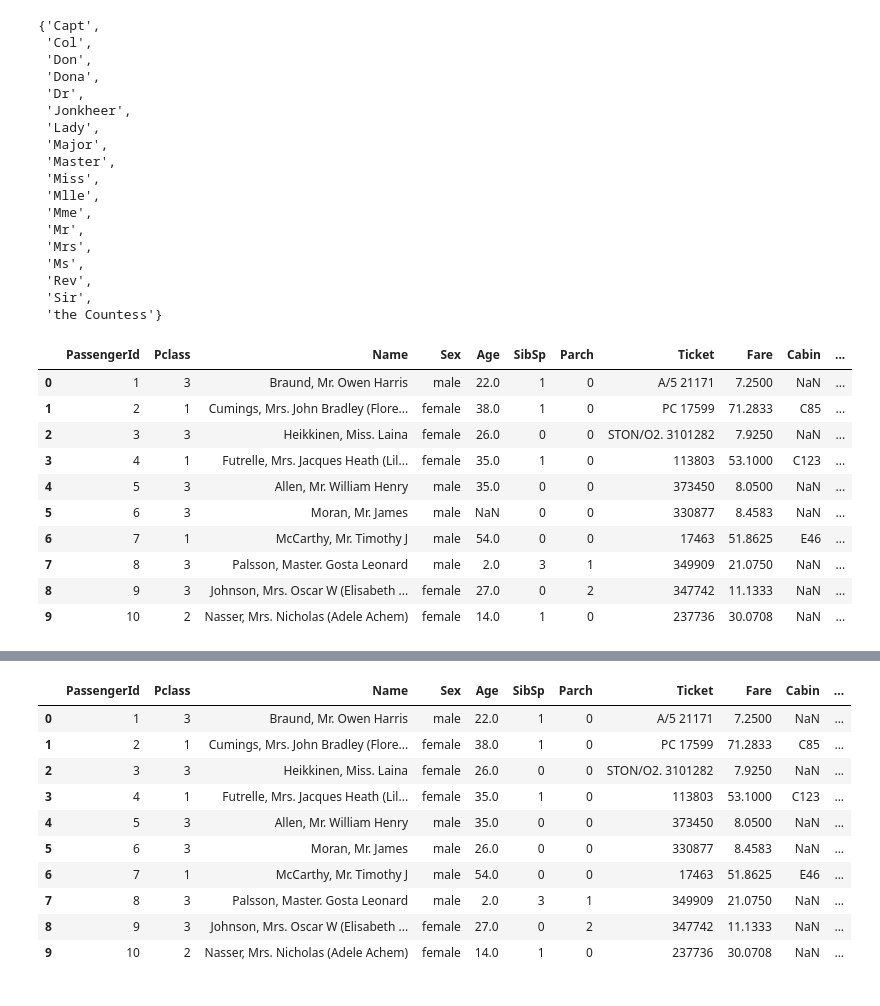
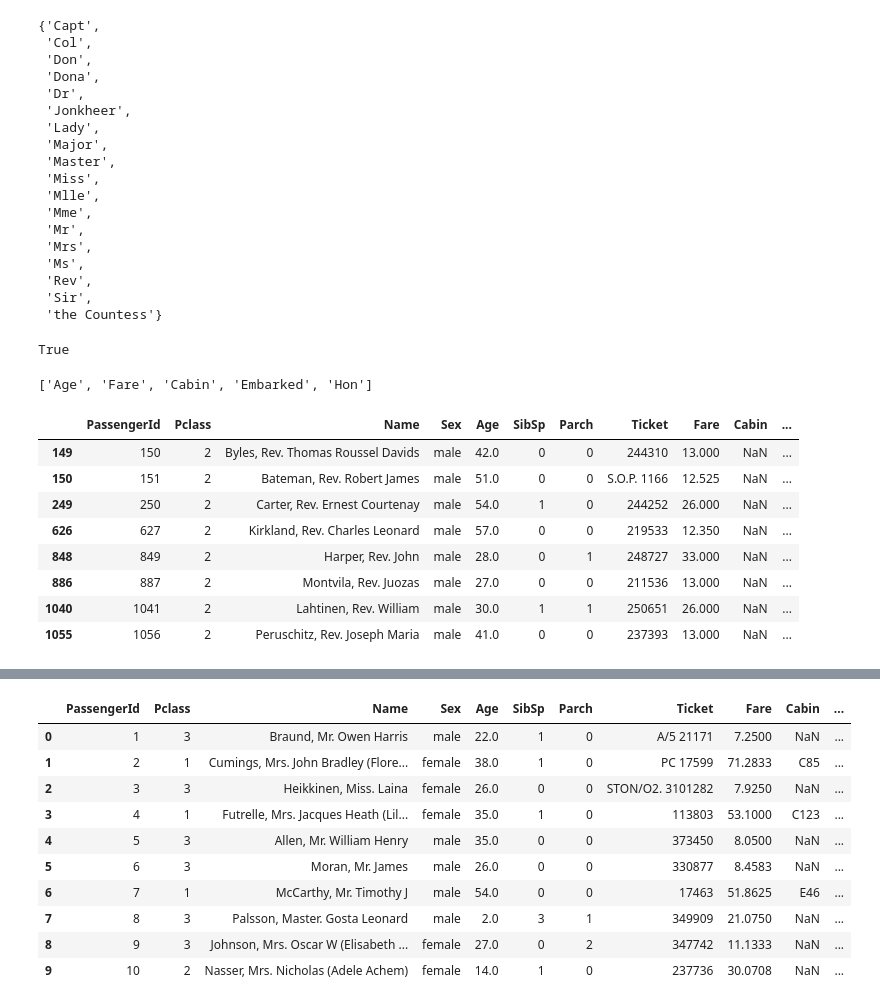
Before and after one commit to BaylorRae/kaggle-titanic, a Jupyter notebook: eda.ipynb, the cells around one changed output, grey strips where cells are left out. Cells and saved outputs as stored; diff of their text form; code cells hidden in the pictures.

```diff
--- a/eda.ipynb
+++ b/eda.ipynb
@@ -98,17 +98,27 @@ HONORIFIC_MAP = {
 }
 # %%
 allData.Hon = allData.Hon.map(HONORIFIC_MAP)
-# %%
-allData.head(10)
-# %% [output]
-|  | PassengerId | Pclass | Name | Sex | Age | SibSp | Parch | Ticket | Fare | Cabin | ... |
-| 0 | 1 | 3 | Braund, Mr. Owen Harris | male | 22.0 | 1 | 0 | A/5 21171 | 7.2500 | NaN | ... |
-| 1 | 2 | 1 | Cumings, Mrs. John Bradley (Flore... | female | 38.0 | 1 | 0 | PC 17599 | 71.2833 | C85 | ... |
-| 2 | 3 | 3 | Heikkinen, Miss. Laina | female | 26.0 | 0 | 0 | STON/O2. 3101282 | 7.9250 | NaN | ... |
-| 3 | 4 | 1 | Futrelle, Mrs. Jacques Heath (Lil... | female | 35.0 | 1 | 0 | 113803 | 53.1000 | C123 | ... |
-| 4 | 5 | 3 | Allen, Mr. William Henry | male | 35.0 | 0 | 0 | 373450 | 8.0500 | NaN | ... |
-| 5 | 6 | 3 | Moran, Mr. James | male | NaN | 0 | 0 | 330877 | 8.4583 | NaN | ... |
-| 6 | 7 | 1 | McCarthy, Mr. Timothy J | male | 54.0 | 0 | 0 | 17463 | 51.8625 | E46 | ... |
-| 7 | 8 | 3 | Palsson, Master. Gosta Leonard | male | 2.0 | 3 | 1 | 349909 | 21.0750 | NaN | ... |
-| 8 | 9 | 3 | Johnson, Mrs. Oscar W (Elisabeth ... | female | 27.0 | 0 | 2 | 347742 | 11.1333 | NaN | ... |
-| 9 | 10 | 2 | Nasser, Mrs. Nicholas (Adele Achem) | female | 14.0 | 1 | 0 | 237736 | 30.0708 | NaN | ... |
+# %%
+# You can use pandas.isnull() to see if your mapping missed any honorifics
+pd.isnull(allData['Hon']).any()
+# %% [output]
+True
+# %%
+# To see which remaining columns have nulls explicitly,
+allData.columns[pd.isnull(allData).any()].tolist()
+# %% [output]
+['Age', 'Fare', 'Cabin', 'Embarked', 'Hon']
+# %%
+# To see which rows corresponding to a particular column explicitly,
+col = 'Hon'
+allData[allData[col].isnull()]
+# %% [output]
+|  | PassengerId | Pclass | Name | Sex | Age | SibSp | Parch | Ticket | Fare | Cabin | ... |
+| 149 | 150 | 2 | Byles, Rev. Thomas Roussel Davids | male | 42.0 | 0 | 0 | 244310 | 13.000 | NaN | ... |
+| 150 | 151 | 2 | Bateman, Rev. Robert James | male | 51.0 | 0 | 0 | S.O.P. 1166 | 12.525 | NaN | ... |
+| 249 | 250 | 2 | Carter, Rev. Ernest Courtenay | male | 54.0 | 1 | 0 | 244252 | 26.000 | NaN | ... |
+| 626 | 627 | 2 | Kirkland, Rev. Charles Leonard | male | 57.0 | 0 | 0 | 219533 | 12.350 | NaN | ... |
+| 848 | 849 | 2 | Harper, Rev. John | male | 28.0 | 0 | 1 | 248727 | 33.000 | NaN | ... |
+| 886 | 887 | 2 | Montvila, Rev. Juozas | male | 27.0 | 0 | 0 | 211536 | 13.000 | NaN | ... |
+| 1040 | 1041 | 2 | Lahtinen, Rev. William | male | 30.0 | 1 | 1 | 250651 | 26.000 | NaN | ... |
+| 1055 | 1056 | 2 | Peruschitz, Rev. Joseph Maria | male | 41.0 | 0 | 0 | 237393 | 13.000 | NaN | ... |
```
Also changed, not shown: parts of 8 cells of this notebook, 1 other file.
